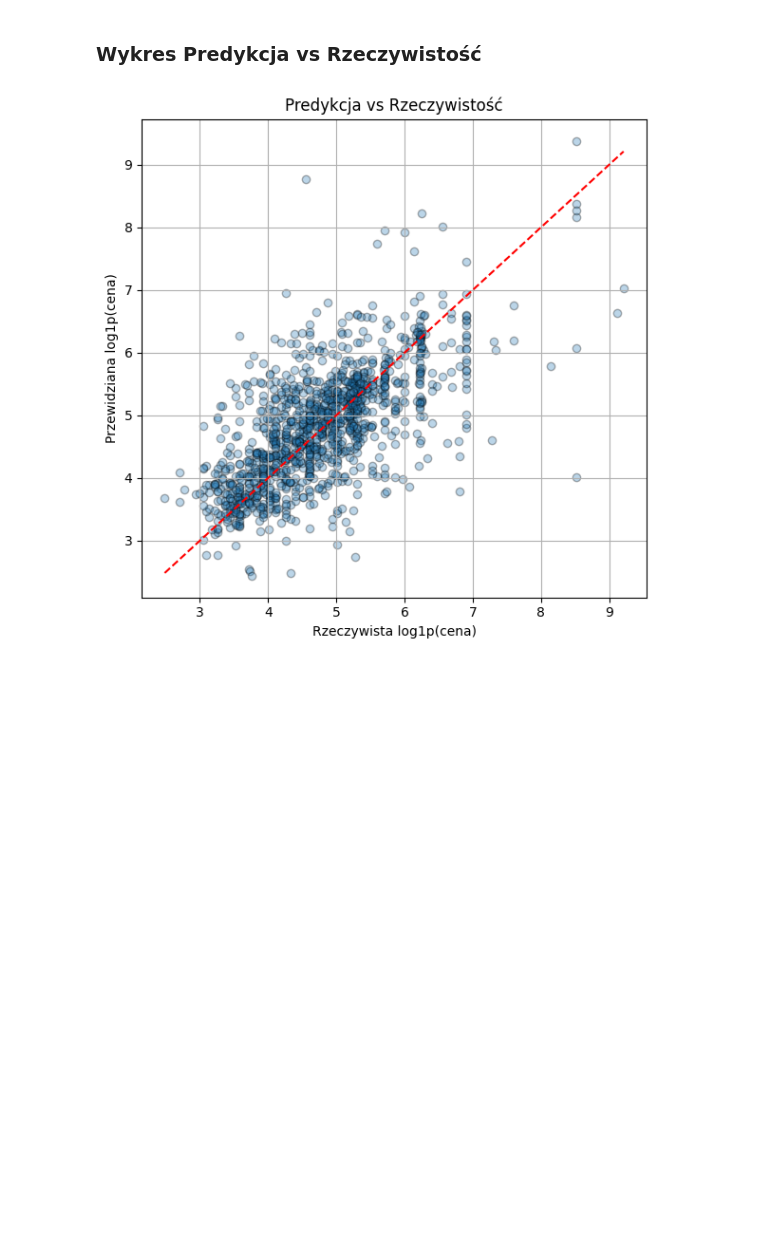
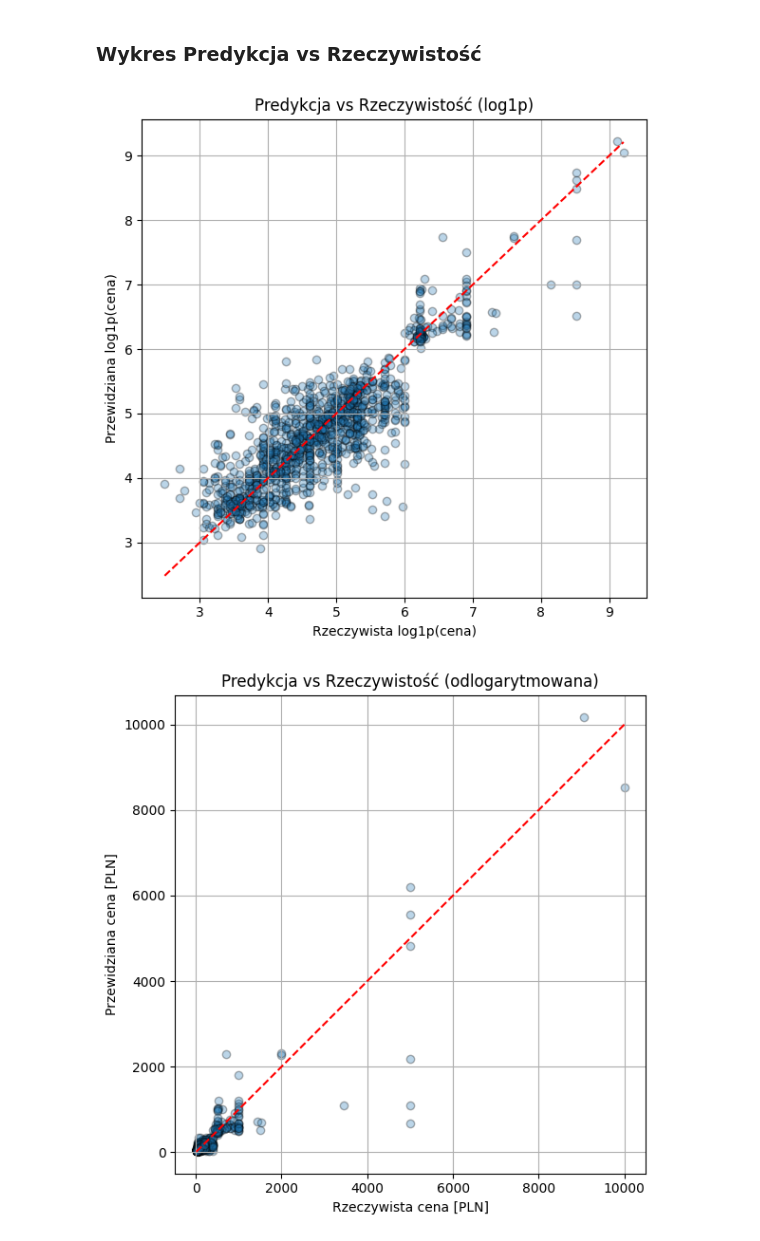
Before and after one commit to amurawsk/ium, a Jupyter notebook: src/model_custom.ipynb, the cells around one changed output. Drawn from its saved outputs; the diff is of its cells as text; code cells hidden in the pictures; blank space fills up the shorter version.

```diff
--- a/src/model_custom.ipynb
+++ b/src/model_custom.ipynb
@@ -146,0 +127,3 @@ Udział: 1.91%
+# %%
+df["many_bedrooms"] = (df["bedrooms"] >= 3).astype(int)
+df["few_bathrooms"] = (df["bathrooms_num"] <= 1).astype(int)
@@ -162,7 +240,8 @@ y_train_tensor = torch.tensor(y_train.values, dtype=torch.float32).view(-1, 1)
 y_test_tensor = torch.tensor(y_test.values, dtype=torch.float32).view(-1, 1)
 # %%
 # Wagi odwrotnie proporcjonalne do ceny (logarytmicznie skalowane)
-weights = 1.0 / (1.0 + torch.exp(y_train_tensor - np.log1p(1000)))  # ceny > 1000 dostaną wagę bliską 0
+weights = 1.0 / (1.0 + torch.expm1(y_train_tensor))
+weights = torch.clip(weights, 0.2, 3.0)
 
 # Dodanie do datasetu z wagami
 train_dataset = TensorDataset(X_train_tensor, y_train_tensor, weights)
@@ -190,19 +284,22 @@ model = RegressionModel(input_dim)
 # %% [markdown]
 ### Trening modelu
 # %%
+num_epochs = 300  # <--- zmieniaj tutaj liczbę epok
+
 criterion = nn.MSELoss()
 optimizer = optim.Adam(model.parameters(), lr=0.001)
-scheduler = OneCycleLR(optimizer, max_lr=0.01, steps_per_epoch=len(train_loader), epochs=100)
+scheduler = OneCycleLR(optimizer, max_lr=0.01, steps_per_epoch=len(train_loader), epochs=num_epochs)
 
 train_losses = []
 
-for epoch in range(100):
+for epoch in range(num_epochs):
     model.train()
     epoch_loss = 0.0
     for X_batch, y_batch, w_batch in train_loader:
         optimizer.zero_grad()
         outputs = model(X_batch)
-        loss = (w_batch * (outputs - y_batch)**2).mean()
+        eps = 1e-6  # by nie dzielić przez zero
+        loss = (w_batch * ((outputs - y_batch).abs() / (y_batch.abs() + eps))).mean()
         loss.backward()
         optimizer.step()
         scheduler.step()
@@ -211,6 +308,6 @@ for epoch in range(100):
     epoch_loss /= len(train_loader.dataset)
     train_losses.append(epoch_loss)
 
-    if epoch % 10 == 0 or epoch == 99:
-        print(f"Epoch {epoch+1}/100, Loss: {epoch_loss:.4f}")
+    if epoch % 10 == 0 or epoch == num_epochs - 1:
+        print(f"Epoch {epoch+1}/{num_epochs}, Loss: {epoch_loss:.4f}")
 # %% [output]
@@ -273,14 +392,54 @@ R²:   0.3495
 # %% [markdown]
 ### Wykres Predykcja vs Rzeczywistość
 # %%
+# Odlogarytmowanie predykcji i wartości rzeczywistych
+y_true_exp = np.expm1(y_true)
+y_pred_exp = np.expm1(y_pred)
+
+# ===== 1. Wykres log1p(cena) =====
 plt.figure(figsize=(6, 6))
 plt.scatter(y_true, y_pred, alpha=0.3, edgecolor='k')
 plt.plot([min(y_true), max(y_true)], [min(y_true), max(y_true)], 'r--')
 plt.xlabel("Rzeczywista log1p(cena)")
 plt.ylabel("Przewidziana log1p(cena)")
-plt.title("Predykcja vs Rzeczywistość")
+plt.title("Predykcja vs Rzeczywistość (log1p)")
 plt.grid(True)
 plt.tight_layout()
 plt.show()
+
+# ===== 2. Wykres cena w PLN (odlogarytmowana) =====
+plt.figure(figsize=(6, 6))
+plt.scatter(y_true_exp, y_pred_exp, alpha=0.3, edgecolor='k')
+plt.plot([min(y_true_exp), max(y_true_exp)], [min(y_true_exp), max(y_true_exp)], 'r--')
+plt.xlabel("Rzeczywista cena [PLN]")
+plt.ylabel("Przewidziana cena [PLN]")
+plt.title("Predykcja vs Rzeczywistość (odlogarytmowana)")
+plt.grid(True)
+plt.tight_layout()
+plt.show()
+
+# ===== 3. Tylko oferty poniżej 1000 zł =====
+mask = y_true_exp < 1000
+plt.figure(figsize=(6, 6))
+plt.scatter(y_true_exp[mask], y_pred_exp[mask], alpha=0.3, edgecolor='k', color='green')
+plt.plot([0, 1000], [0, 1000], 'r--')
+plt.xlabel("Rzeczywista cena [PLN]")
+plt.ylabel("Przewidziana cena [PLN]")
+plt.title("Predykcja vs Rzeczywistość (oferty < 1000 zł)")
+plt.grid(True)
+plt.tight_layout()
+plt.show()
+
+# ===== 4. Histogram błędów (tylko dla ofert < 1000 zł) =====
+errors = y_pred_exp - y_true_exp
+plt.figure(figsize=(6, 4))
+plt.hist(errors[mask], bins=50, color='purple', edgecolor='black')
+plt.title("Histogram błędu predykcji (oferty < 1000 zł)")
+plt.xlabel("Błąd predykcji (przewidziana - rzeczywista cena) [PLN]")
+plt.ylabel("Liczba ofert")
+plt.grid(True)
+plt.tight_layout()
+plt.show()
 # %% [output]
-[figure, old version]
+[figure, new version]
+[figure, added]
```
Also changed, not shown: parts of 26 cells of this notebook, 1 other file.
